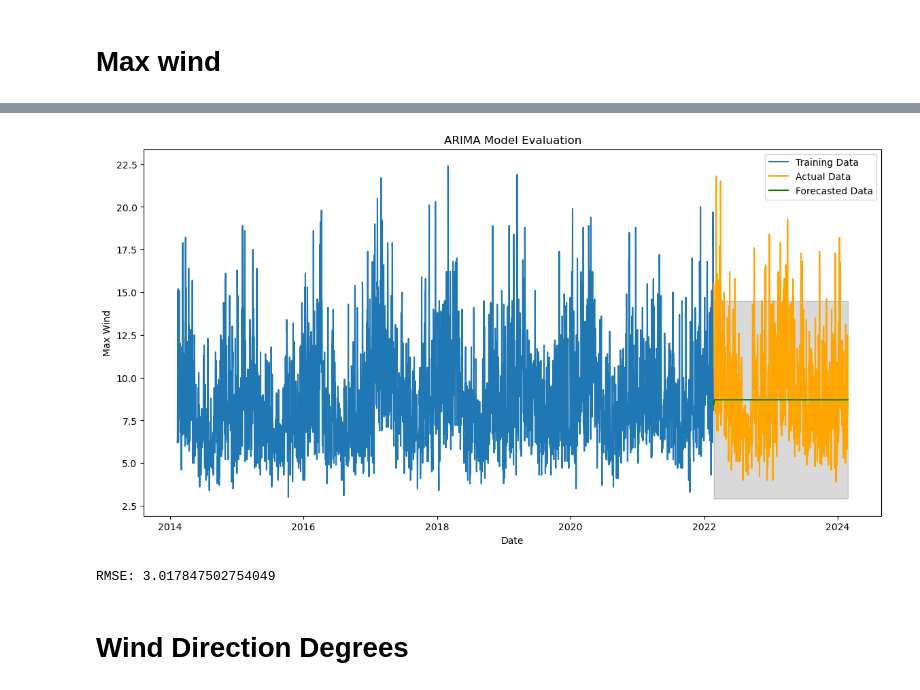
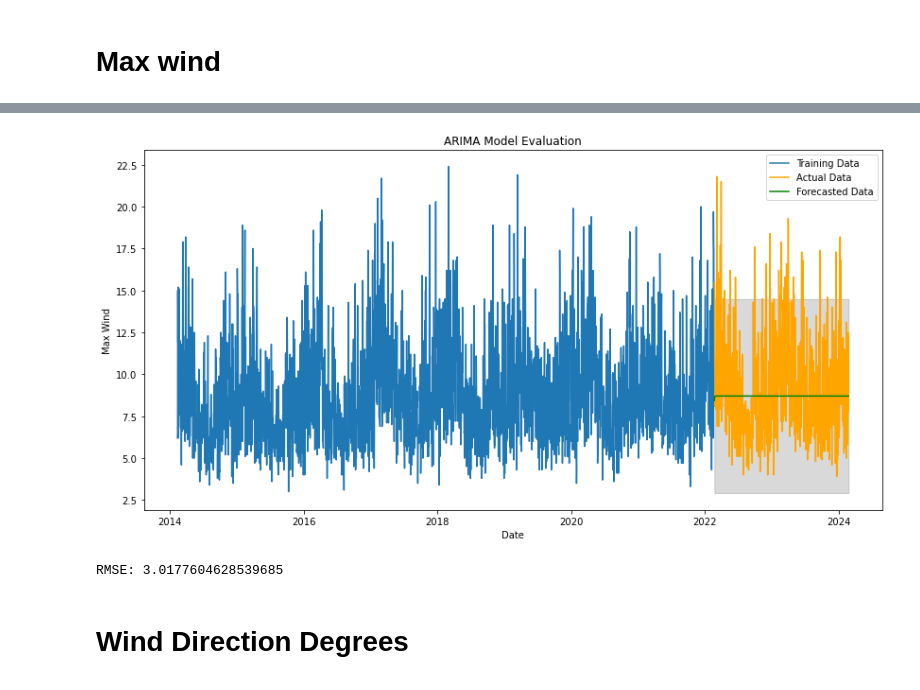
Before and after one commit to juliamuratore/Project2-DS-4002, a Jupyter notebook: SCRIPTS/Project_2_time_series.ipynb, the cells around one changed output, grey strips where cells are left out. Cells and saved outputs as stored; diff of their text form; code cells hidden in the pictures.

```diff
--- a/SCRIPTS/Project_2_time_series.ipynb
+++ b/SCRIPTS/Project_2_time_series.ipynb
@@ -498,36 +498,36 @@ train_size = int(len(data) * 0.8)
 train, test = data[0:train_size], data[train_size:len(data)]
 
 # Fit the ARIMA model on the training dataset
-model_train = ARIMA(train['max_wind'], order=(1, 0, 1))
+model_train = ARIMA(train['max_wind'], order=(2,0,0))
 model_train_fit = model_train.fit()
 
 # Forecast on the test dataset
 test_forecast = model_train_fit.get_forecast(steps=len(test))
 test_forecast_series = pd.Series(test_forecast.predicted_mean, index=test.index)
 
 # Calculate the mean squared error
 mse = mean_squared_error(test['max_wind'], test_forecast_series)
 max_wind_rmse = mse**0.5
 
 # Create a plot to compare the forecast with the actual test data
 plt.figure(figsize=(14,7))
 plt.plot(train['max_wind'], label='Training Data')
 plt.plot(test['max_wind'], label='Actual Data', color='orange')
 plt.plot(test_forecast_series, label='Forecasted Data', color='green')
 plt.fill_between(test.index,
                  test_forecast.conf_int().iloc[:, 0],
                  test_forecast.conf_int().iloc[:, 1],
                  color='k', alpha=.15)
 plt.title('ARIMA Model Evaluation')
 plt.xlabel('Date')
 plt.ylabel('Max Wind')
 plt.legend()
 plt.show()
 
 print('RMSE:', max_wind_rmse)
 # %% [output]
-[figure, old version]
+[figure, new version]
-RMSE: 3.017847502754049
+RMSE: 3.0177604628539685
 # %% [markdown]
 # Wind Direction Degrees
 # %%
```
Also changed, not shown: parts of 33 cells of this notebook.
